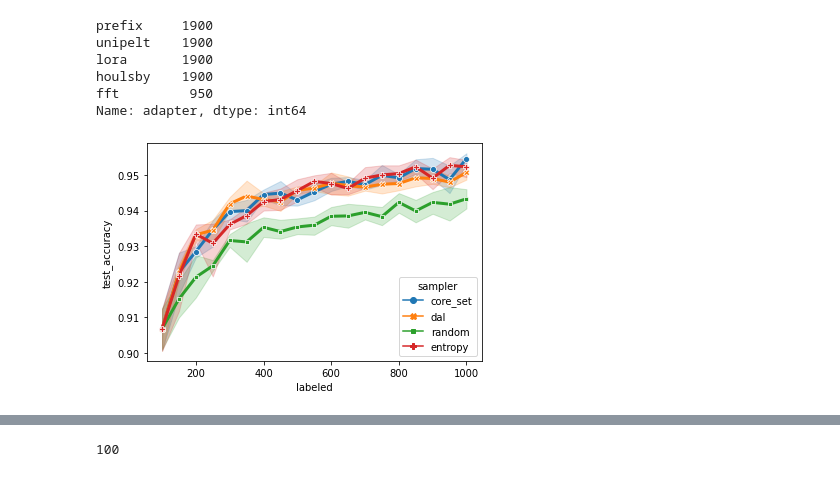
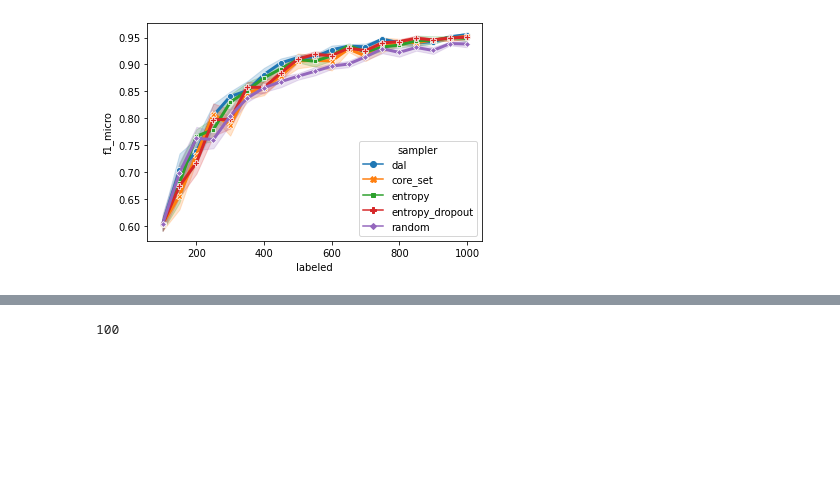
Before and after one commit to josipjukic/adapter-al, a Jupyter notebook: tinkering.ipynb, the cells around one changed output, grey strips where cells are left out. Drawn from its saved outputs; the diff is of its cells as text; code cells hidden in the pictures; blank space fills up the shorter version.

```diff
--- a/tinkering.ipynb
+++ b/tinkering.ipynb
@@ -98,7 +85,7 @@ load_anti = False
 n = 0  # AL step at which evaluation (AUC) starts
 model = "BERT"
 mode = "ada"
-dataset = "TREC-6"
+dataset = "SST"
 
 aucs = []
 trs = []
@@ -185,13 +170,13 @@ load_anti = False
 n = 0  # AL step at which evaluation (AUC) starts
 model = "BERT"
 mode = "ada"
-dataset = "SUBJ"
+dataset = "TREC-6"
 
 aucs = []
 trs = []
 try:
     experiments = load_dataset_results(
-        base_dir=f"results/e1",
+        base_dir=f"results/TREC-6",
         dataset=dataset,
         model=model,
     )
@@ -260,31 +213,22 @@ df_tr.groupby(["dataset", "model", "adapter", "tapta", "mode", "experiment"]).ag
-# %%
-df_tr.index.get_level_values("adapter").value_counts()
-# %% [output]
-prefix     1900
-unipelt    1900
-lora       1900
-houlsby    1900
-fft         950
-Name: adapter, dtype: int64
 # %%
 f1 = df_tr.index.get_level_values("mode") == "best"
-f2 = df_tr.index.get_level_values("tapta") == False
-f3 = df_tr.index.get_level_values("adapter") == "unipelt"
+f2 = df_tr.index.get_level_values("tapta") == True
+f3 = df_tr.index.get_level_values("adapter") == "houlsby"
 
 g = sns.lineplot(
     data=df_tr[f1 & f2 & f3],
     x="labeled",
-    y="test_accuracy",
+    y="f1_micro",
     hue="sampler",
     style="sampler",
     markers=True,
     dashes=False,
-    ci=90,
+    ci=80,
     linewidth=3,
 )
 # plt.legend(loc='lower right')
 # g.set_ylim(0.8, 0.98)
 # g.set_xlim(150, 500)
 # g.set_xlim(200, 1000)
 # %% [output]
-[figure, old version]
+[figure, new version]
```
Also changed, not shown: parts of 53 cells of this notebook, 3 other files.
